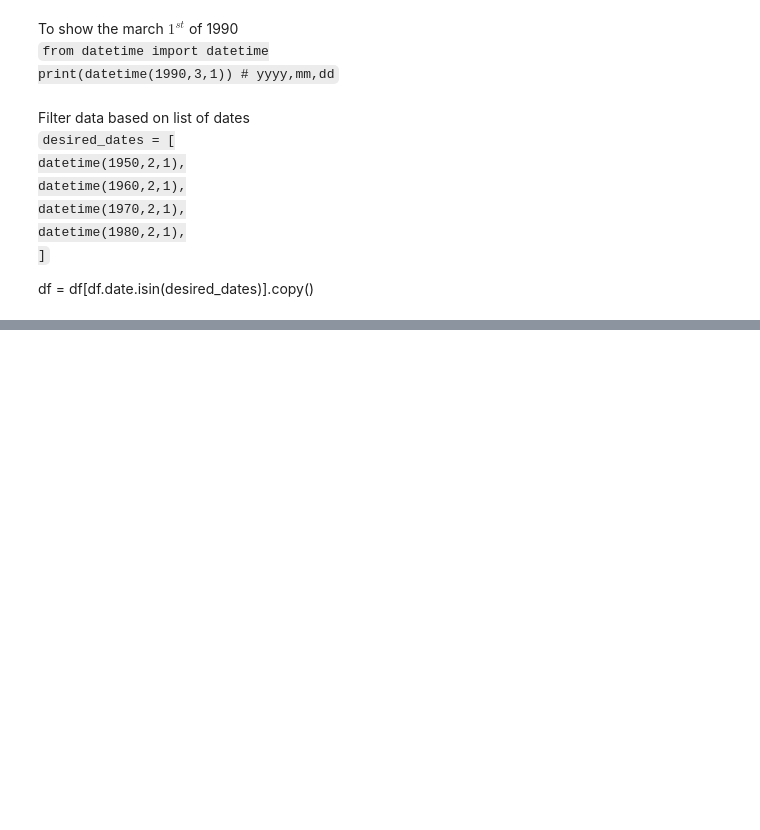
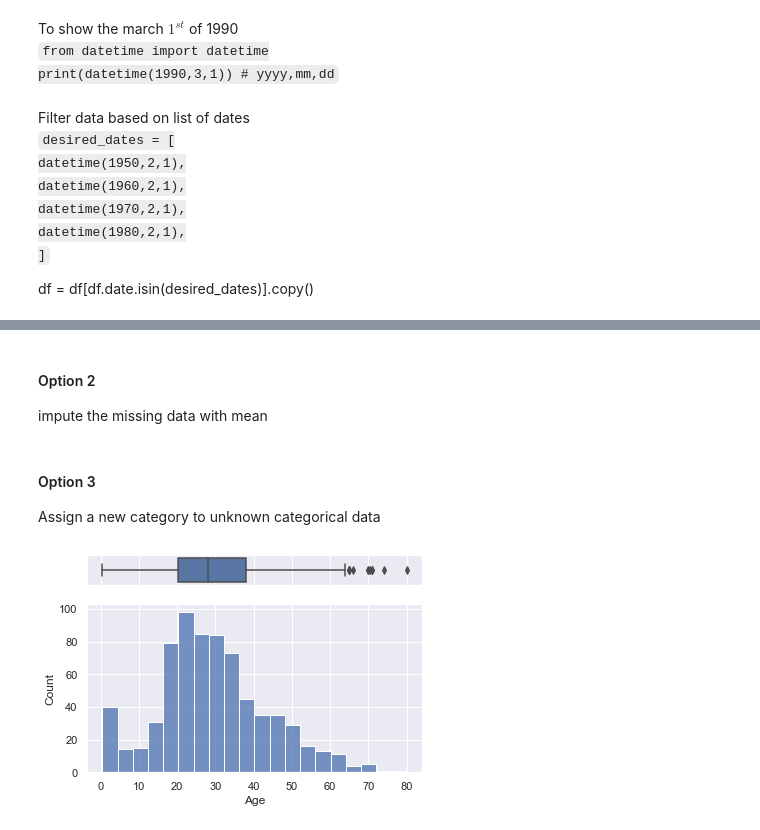
Before and after one commit to arun-jathari/data-science-, a Jupyter notebook: python cheatsheet.ipynb, the cells around one changed output, grey strips where cells are left out. Saved outputs shown, nothing was run; the diff lists cells and outputs as text; code cells hidden in the pictures; blank space fills up the shorter version.

```diff
--- a/python cheatsheet.ipynb
+++ b/python cheatsheet.ipynb
@@ -29,0 +105,3 @@ df = df[df.date.isin(desired_dates)].copy()</code>
+# %% [markdown]
+#### Option 2
+impute the missing data with mean
@@ -29,0 +115,3 @@ df = df[df.date.isin(desired_dates)].copy()</code>
+# %% [markdown]
+#### Option 3
+Assign a new category to unknown categorical data
@@ -29,0 +121,20 @@ df = df[df.date.isin(desired_dates)].copy()</code>
+# %%
+# libraries & dataset
+import seaborn as sns
+import matplotlib.pyplot as plt
+# set a grey background (use sns.set_theme() if seaborn version 0.11.0 or above)
+sns.set(style="darkgrid")
+# df = sns.load_dataset("iris")
+
+# creating a figure composed of two matplotlib.Axes objects (ax_box and ax_hist)
+f, (ax_box, ax_hist) = plt.subplots(2, sharex=True, gridspec_kw={"height_ratios": (.15, .85)})
+
+# assigning a graph to each ax
+sns.boxplot(x=df["Age"], ax=ax_box)
+sns.histplot(data=df,x="Age", ax=ax_hist)
+
+# Remove x axis name for the boxplot
+ax_box.set(xlabel='')
+plt.show()
+# %% [output]
+[figure, added]
```
Also changed, not shown: parts of 15 cells of this notebook, 1 other file.
